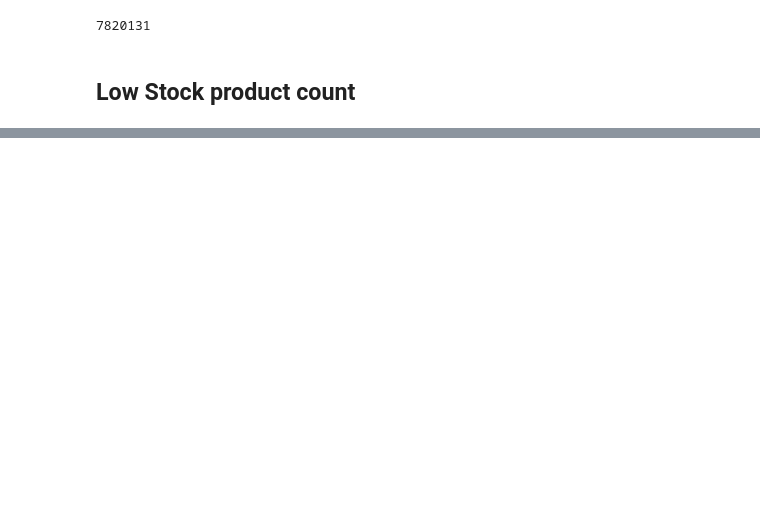
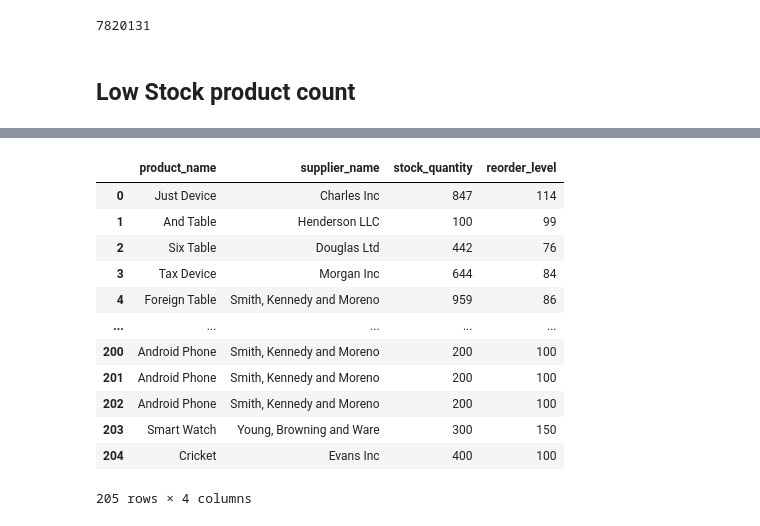
Before and after one commit to Coolbuddy145/Advanced-SQL-and-Python-UI, a Jupyter notebook: analysis.ipynb, the cells around one changed output, grey strips where cells are left out. Saved outputs shown, nothing was run; the diff lists cells and outputs as text; code cells hidden in the pictures; blank space fills up the shorter version.

```diff
--- a/analysis.ipynb
+++ b/analysis.ipynb
@@ -165,0 +196,10 @@ low_stock()
+# %%
+def product_suppliers():
+    query="""SELECT p.product_name,s.supplier_name,p.stock_quantity,p.reorder_level
+        FROM products as p
+        INNER JOIN suppliers as s
+        ON p.supplier_id=s.supplier_id"""
+    return pd.read_sql(query,engine)
+# %%
+product_suppliers()
+# %% [output]
@@ -165,0 +218,13 @@ low_stock()
+|  | product_name | supplier_name | stock_quantity | reorder_level |
+| 0 | Just Device | Charles Inc | 847 | 114 |
+| 1 | And Table | Henderson LLC | 100 | 99 |
+| 2 | Six Table | Douglas Ltd | 442 | 76 |
+| 3 | Tax Device | Morgan Inc | 644 | 84 |
+| 4 | Foreign Table | Smith, Kennedy and Moreno | 959 | 86 |
+| ... | ... | ... | ... | ... |
+| 200 | Android Phone | Smith, Kennedy and Moreno | 200 | 100 |
+| 201 | Android Phone | Smith, Kennedy and Moreno | 200 | 100 |
+| 202 | Android Phone | Smith, Kennedy and Moreno | 200 | 100 |
+| 203 | Smart Watch | Young, Browning and Ware | 300 | 150 |
+| 204 | Cricket | Evans Inc | 400 | 100 |
+205 rows × 4 columns
```
Also changed, not shown: parts of 13 cells of this notebook, 3 other files.
